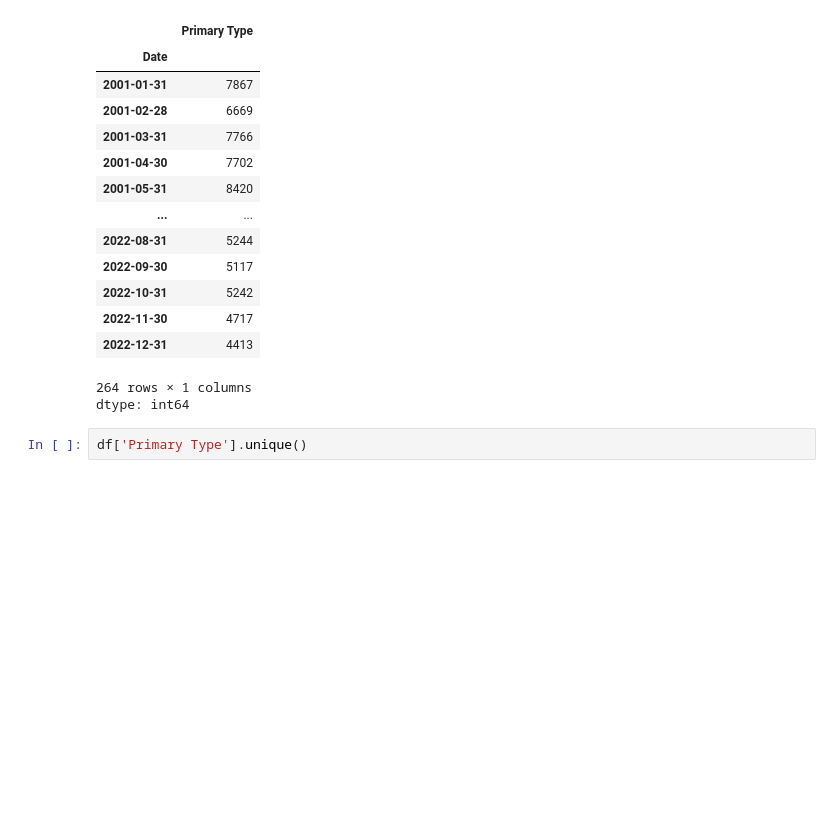
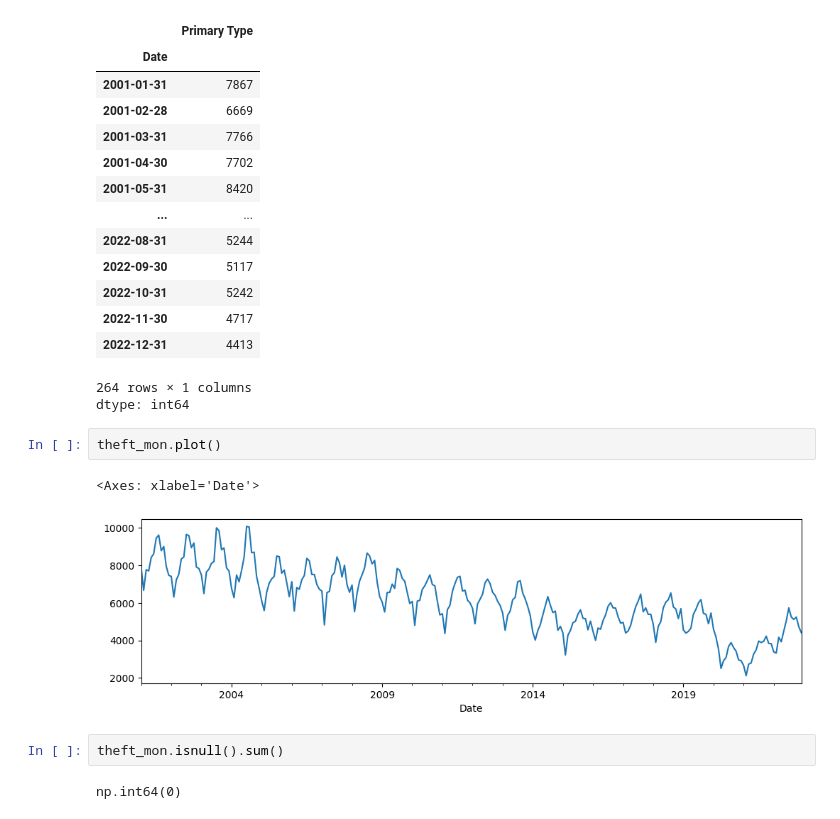
Before and after one commit to farahwadya/Analysis-of-Crime-Trends-in-Chicago-2001-2022-, a Jupyter notebook: Chicago_crime_time_series.ipynb, the cells around one changed output. Cells and saved outputs as stored; diff of their text form; blank space fills up the shorter version.

```diff
--- a/Chicago_crime_time_series.ipynb
+++ b/Chicago_crime_time_series.ipynb
@@ -689,5 +689,12 @@ theft_mon
 | 2022-12-31 | 4413 |
 264 rows × 1 columns
 dtype: int64
-# %%
-df['Primary Type'].unique()
+# %%
+theft_mon.plot()
+# %% [output]
+<Axes: xlabel='Date'>
+[figure, added]
+# %%
+theft_mon.isnull().sum()
+# %% [output]
+np.int64(0)
```
